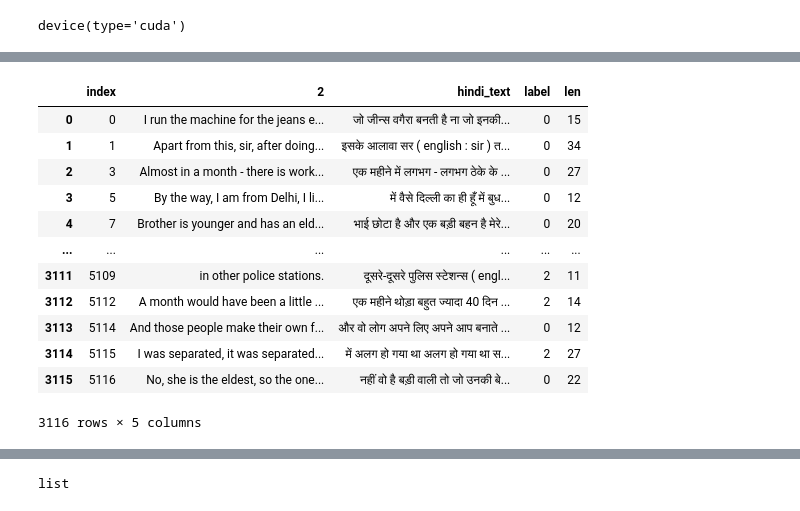
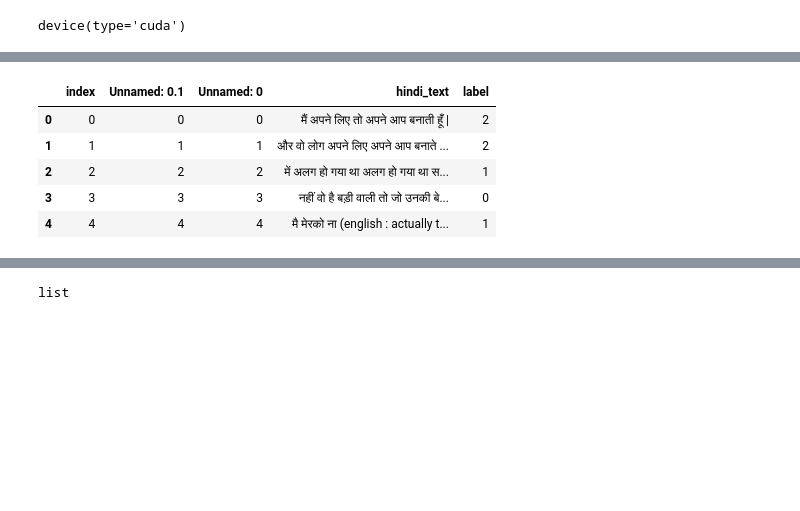
Before and after one commit to ChaitaliV/Objective-criterias-to-quantify-the-accuracy-of-explanation, a Jupyter notebook: MuRIL_withGA_sentCndition.ipynb, the cells around one changed output, grey strips where cells are left out. Cells and saved outputs as stored; diff of their text form; code cells hidden in the pictures; blank space fills up the shorter version.

```diff
--- a/MuRIL_withGA_sentCndition.ipynb
+++ b/MuRIL_withGA_sentCndition.ipynb
@@ -95,4 +47,0 @@ df.shape
-# %%
-df[['label']] = df[['label']].astype(int)
-
-df
@@ -134,2 +47,0 @@ for i in range (len(df)):
-# %%
-df['len'] = l
@@ -152,5 +47,0 @@ df
-# %%
-df = df[df['len'] >10 ]
-df = df[df['len'] < 50]
-# %%
-df.drop("index", axis=1, inplace=True)
@@ -159,19 +48,15 @@ df.reset_index(inplace = True)
-# %%
-df
-# %% [output]
-|  | index | 2 | hindi_text | label | len |
-| 0 | 0 | I run the machine for the jeans e... | जो जीन्स वगैरा बनती है ना जो इनकी... | 0 | 15 |
-| 1 | 1 | Apart from this, sir, after doing... | इसके आलावा सर ( english : sir ) त... | 0 | 34 |
-| 2 | 3 | Almost in a month - there is work... | एक महीने में लगभग - लगभग ठेके के ... | 0 | 27 |
-| 3 | 5 | By the way, I am from Delhi, I li... | में वैसे दिल्ली का ही हूँ में बुध... | 0 | 12 |
-| 4 | 7 | Brother is younger and has an eld... | भाई छोटा है और एक बड़ी बहन है मेरे... | 0 | 20 |
-| ... | ... | ... | ... | ... | ... |
-| 3111 | 5109 | in other police stations. | दूसरे-दूसरे पुलिस स्टेशन्स ( engl... | 2 | 11 |
-| 3112 | 5112 | A month would have been a little ... | एक महीने थोड़ा बहुत ज्यादा 40 दिन ... | 2 | 14 |
-| 3113 | 5114 | And those people make their own f... | और वो लोग अपने लिए अपने आप बनाते ... | 0 | 12 |
-| 3114 | 5115 | I was separated, it was separated... | में अलग हो गया था अलग हो गया था स... | 2 | 27 |
-| 3115 | 5116 | No, she is the eldest, so the one... | नहीं वो है बड़ी वाली तो जो उनकी बे... | 0 | 22 |
-3116 rows × 5 columns
+# %%
+df.rename(columns = {'Text':'hindi_text', 'Label' :'label'}, inplace = True)
+df = df[df['label'].notna()]
+df.reset_index(inplace = True)
+df.head()
+# %% [output]
+|  | index | Unnamed: 0.1 | Unnamed: 0 | hindi_text | label |
+| 0 | 0 | 0 | 0 | मैं अपने लिए तो अपने आप बनाती हूँ | | 2 |
+| 1 | 1 | 1 | 1 | और वो लोग अपने लिए अपने आप बनाते ... | 2 |
+| 2 | 2 | 2 | 2 | में अलग हो गया था अलग हो गया था स... | 1 |
+| 3 | 3 | 3 | 3 | नहीं वो है बड़ी वाली तो जो उनकी बे... | 0 |
+| 4 | 4 | 4 | 4 | मै मेरको ना (english : actually t... | 1 |
 # %%
 # Creating sentence, label lists and adding Bert tokens
 sentences = df.hindi_text.values
```
Also changed, not shown: parts of 44 cells of this notebook.
